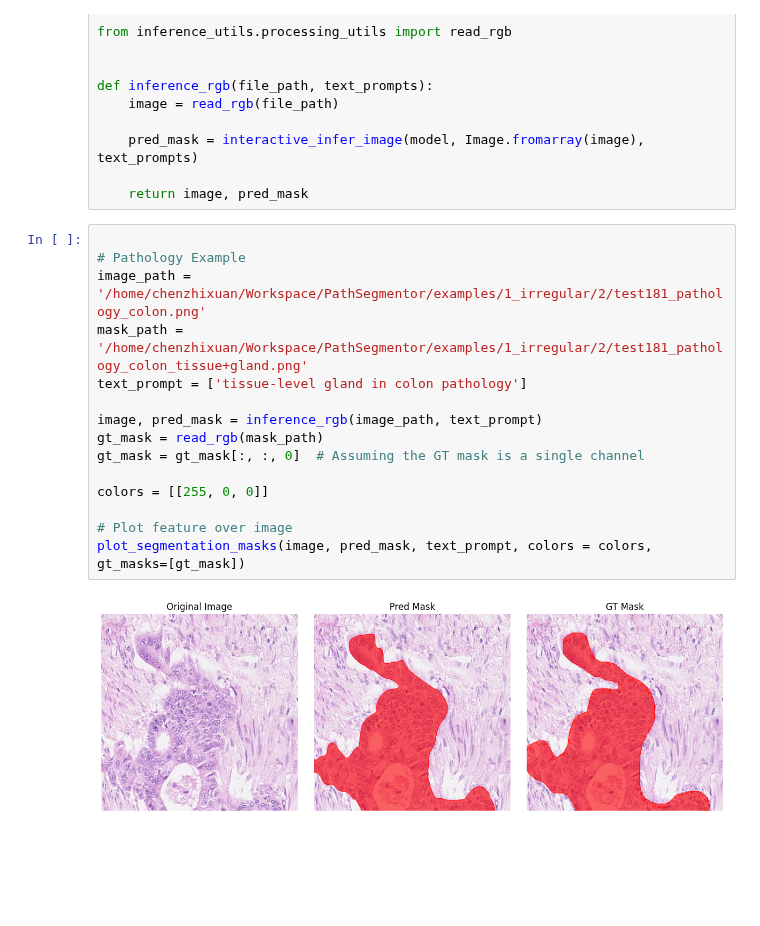
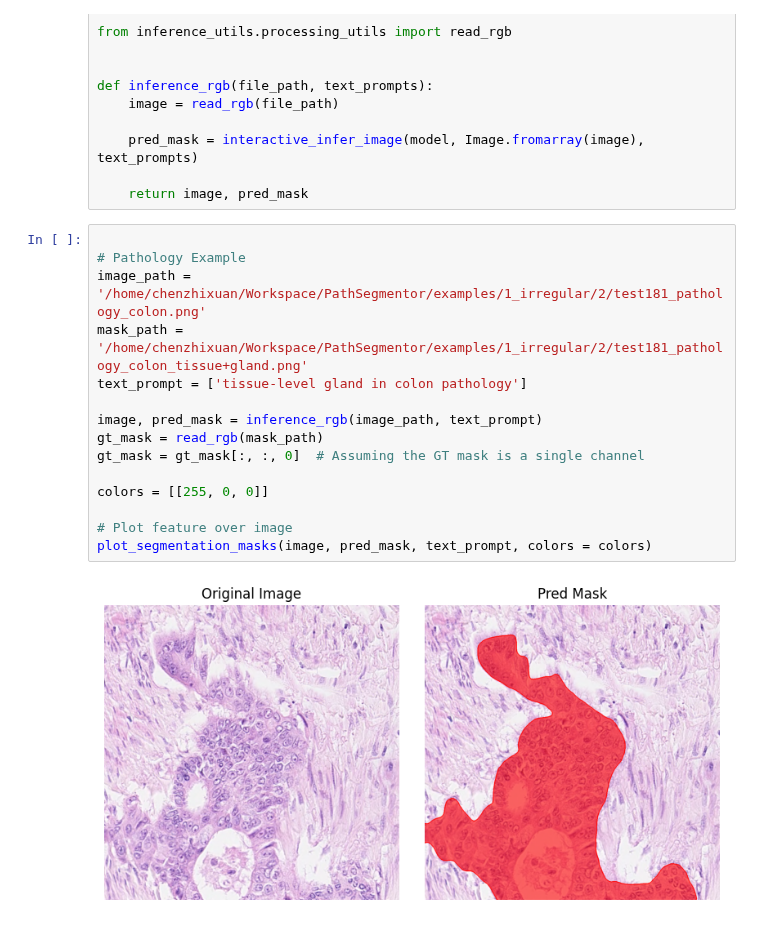
Before and after one commit to Superzlw/PathSegmentor, a Jupyter notebook: inference_examples.ipynb, the cells around one changed output. Saved outputs shown, nothing was run; the diff lists cells and outputs as text; blank space fills up the shorter version.

```diff
--- a/inference_examples.ipynb
+++ b/inference_examples.ipynb
@@ -145,17 +142,17 @@ def inference_rgb(file_path, text_prompts):
 # %%
 
 # Pathology Example
 image_path = '/home/chenzhixuan/Workspace/PathSegmentor/examples/1_irregular/2/test181_pathology_colon.png'
 mask_path = '/home/chenzhixuan/Workspace/PathSegmentor/examples/1_irregular/2/test181_pathology_colon_tissue+gland.png'
 text_prompt = ['tissue-level gland in colon pathology']
 
 image, pred_mask = inference_rgb(image_path, text_prompt)
 gt_mask = read_rgb(mask_path)
 gt_mask = gt_mask[:, :, 0]  # Assuming the GT mask is a single channel
 
 colors = [[255, 0, 0]]
 
 # Plot feature over image
-plot_segmentation_masks(image, pred_mask, text_prompt, colors = colors, gt_masks=[gt_mask])
+plot_segmentation_masks(image, pred_mask, text_prompt, colors = colors)
 # %% [output]
-[figure, old version]
+[figure, new version]
```
Also changed, not shown: parts of 1 cell of this notebook, 5 other files.
